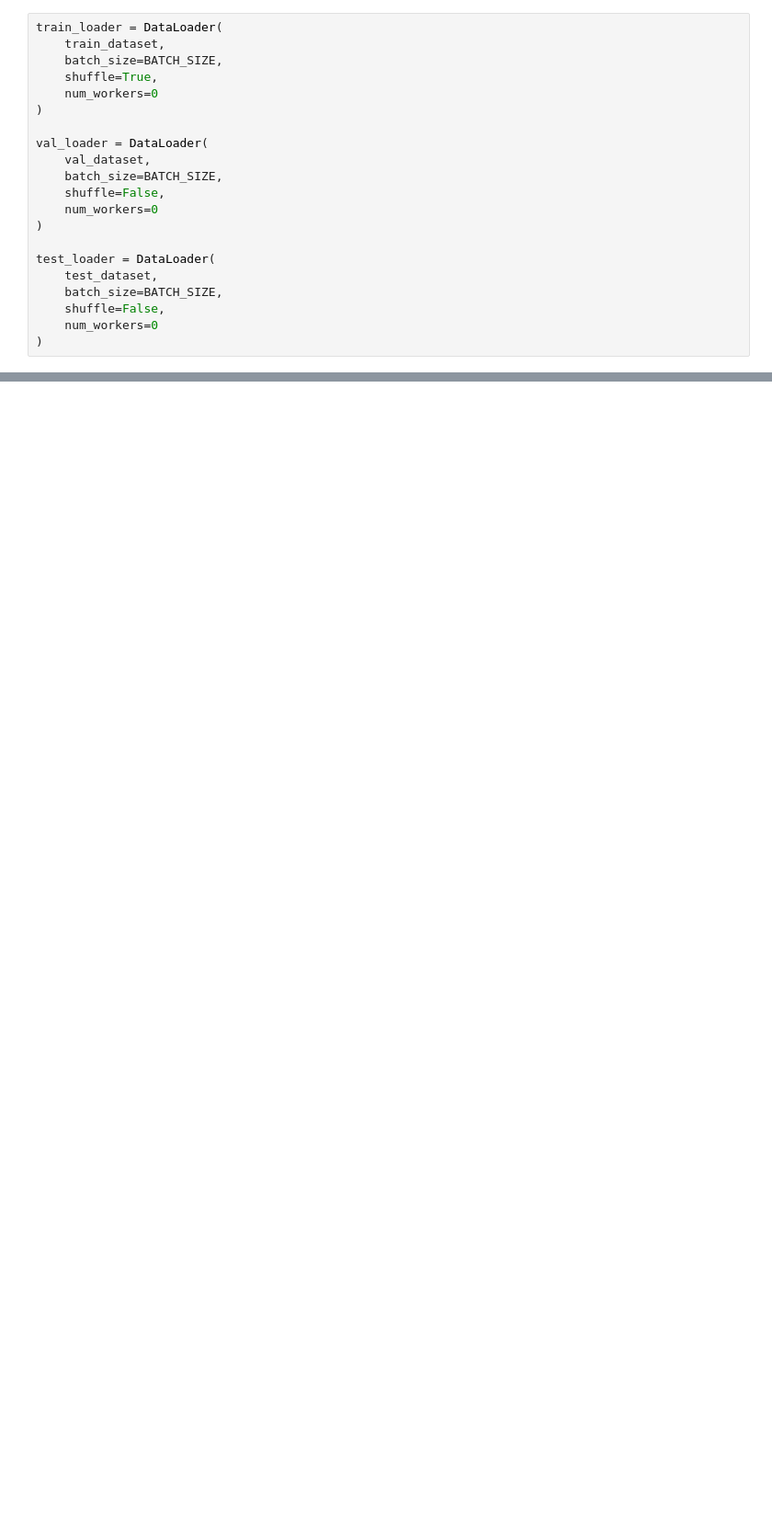
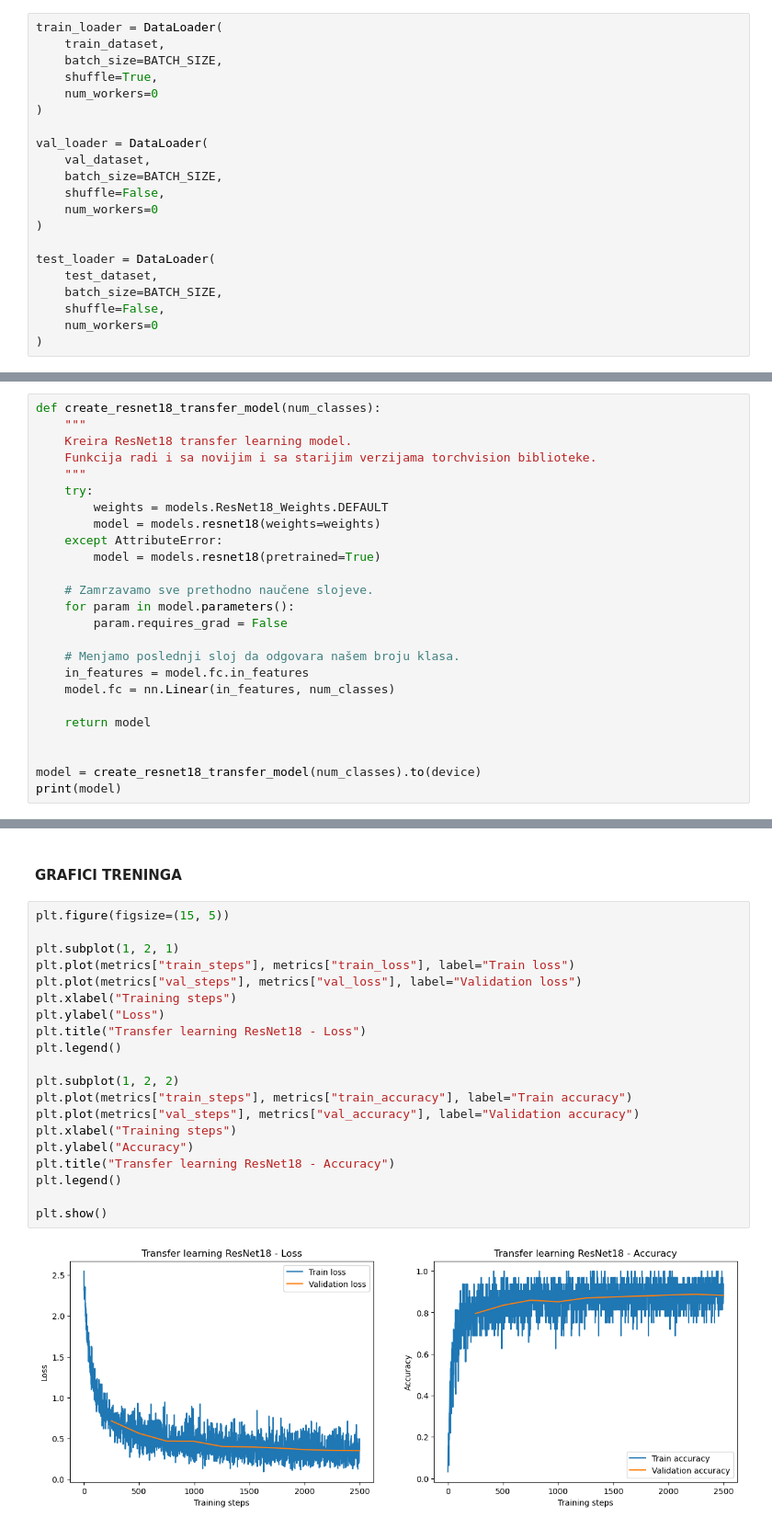
Before and after one commit to majasakovic/ML_projekat, a Jupyter notebook: notebooks/04_transfer_learning_resnet18.ipynb, the cells around one changed output, grey strips where cells are left out. Shown at 92% size. Cells and saved outputs as stored; diff of their text form; blank space fills up the shorter version.

Commit message:
Training ResNet18
Created definition of ResNet18, trained the model and made loss and accuracy graphs

```diff
--- a/notebooks/04_transfer_learning_resnet18.ipynb
+++ b/notebooks/04_transfer_learning_resnet18.ipynb
@@ -184,0 +200,25 @@ test_loader = DataLoader(
+# %%
+def create_resnet18_transfer_model(num_classes):
+    """
+    Kreira ResNet18 transfer learning model.
+    Funkcija radi i sa novijim i sa starijim verzijama torchvision biblioteke.
+    """
+    try:
+        weights = models.ResNet18_Weights.DEFAULT
+        model = models.resnet18(weights=weights)
+    except AttributeError:
+        model = models.resnet18(pretrained=True)
+
+    # Zamrzavamo sve prethodno naučene slojeve.
+    for param in model.parameters():
+        param.requires_grad = False
+
+    # Menjamo poslednji sloj da odgovara našem broju klasa.
+    in_features = model.fc.in_features
+    model.fc = nn.Linear(in_features, num_classes)
+
+    return model
+
+
+model = create_resnet18_transfer_model(num_classes).to(device)
+print(model)
@@ -184,0 +357,24 @@ test_loader = DataLoader(
+# %% [markdown]
+#### GRAFICI TRENINGA
+# %%
+plt.figure(figsize=(15, 5))
+
+plt.subplot(1, 2, 1)
+plt.plot(metrics["train_steps"], metrics["train_loss"], label="Train loss")
+plt.plot(metrics["val_steps"], metrics["val_loss"], label="Validation loss")
+plt.xlabel("Training steps")
+plt.ylabel("Loss")
+plt.title("Transfer learning ResNet18 - Loss")
+plt.legend()
+
+plt.subplot(1, 2, 2)
+plt.plot(metrics["train_steps"], metrics["train_accuracy"], label="Train accuracy")
+plt.plot(metrics["val_steps"], metrics["val_accuracy"], label="Validation accuracy")
+plt.xlabel("Training steps")
+plt.ylabel("Accuracy")
+plt.title("Transfer learning ResNet18 - Accuracy")
+plt.legend()
+
+plt.show()
+# %% [output]
+[figure, added]
```
Also changed, not shown: parts of 9 cells of this notebook.
